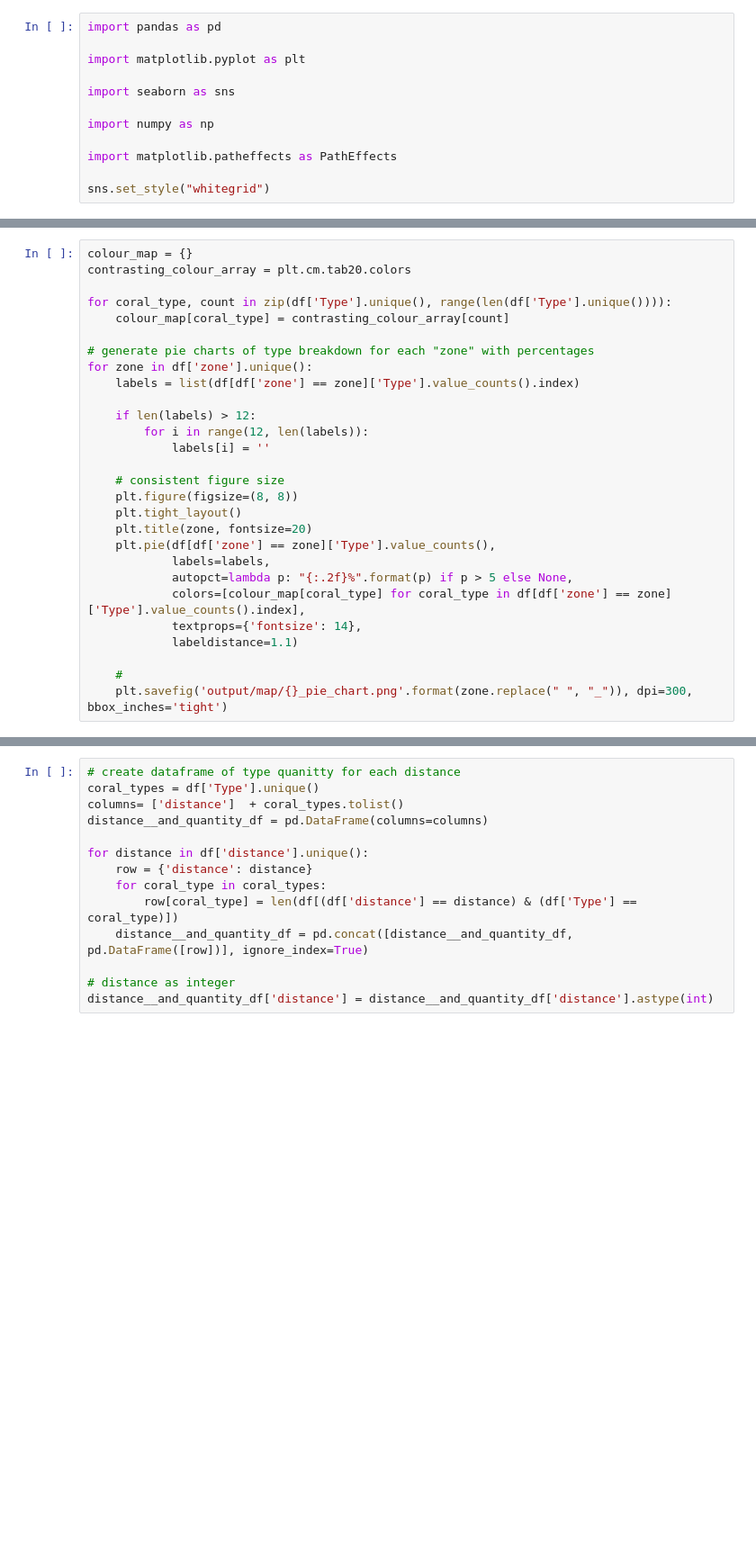
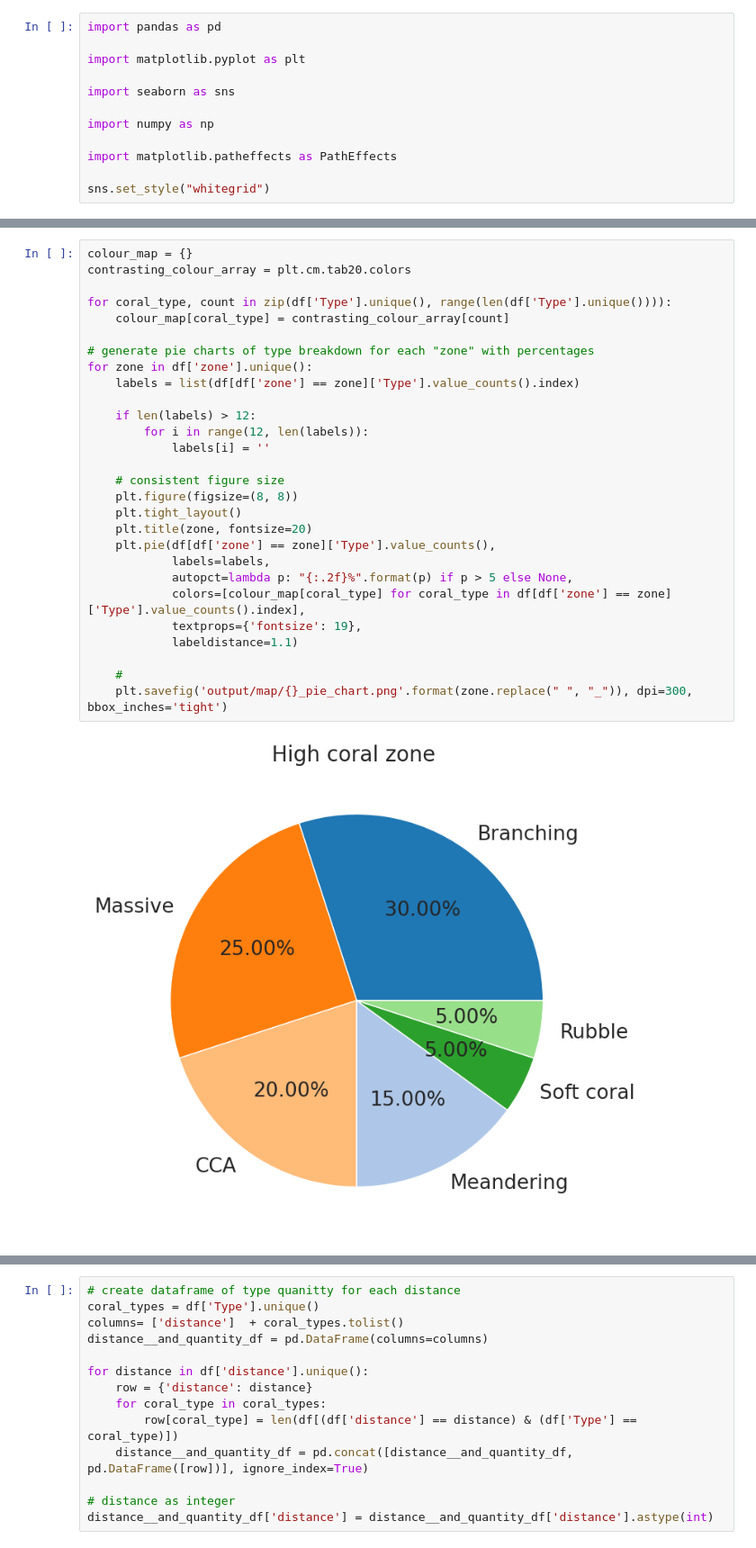
Before and after one commit to talidemestre/emsc3019, a Jupyter notebook: map.ipynb, the cells around one changed output, grey strips where cells are left out. Shown at 90% size. Drawn from its saved outputs; the diff is of its cells as text; blank space fills up the shorter version.

```diff
--- a/map.ipynb
+++ b/map.ipynb
@@ -42,28 +45,30 @@ df.head()
 # %%
 colour_map = {}
 contrasting_colour_array = plt.cm.tab20.colors
 
 for coral_type, count in zip(df['Type'].unique(), range(len(df['Type'].unique()))):
     colour_map[coral_type] = contrasting_colour_array[count]
 
 # generate pie charts of type breakdown for each "zone" with percentages
 for zone in df['zone'].unique():
     labels = list(df[df['zone'] == zone]['Type'].value_counts().index)
 
     if len(labels) > 12:
         for i in range(12, len(labels)):
             labels[i] = ''
 
     # consistent figure size
     plt.figure(figsize=(8, 8))
     plt.tight_layout()
     plt.title(zone, fontsize=20)
     plt.pie(df[df['zone'] == zone]['Type'].value_counts(),
             labels=labels,
             autopct=lambda p: "{:.2f}%".format(p) if p > 5 else None,
             colors=[colour_map[coral_type] for coral_type in df[df['zone'] == zone]['Type'].value_counts().index],
-            textprops={'fontsize': 14},
+            textprops={'fontsize': 19},
             labeldistance=1.1)
 
     #
     plt.savefig('output/map/{}_pie_chart.png'.format(zone.replace(" ", "_")), dpi=300, bbox_inches='tight')
+# %% [output]
+[figure, added]
```
Also changed, not shown: parts of 4 cells of this notebook, 11 other files.
